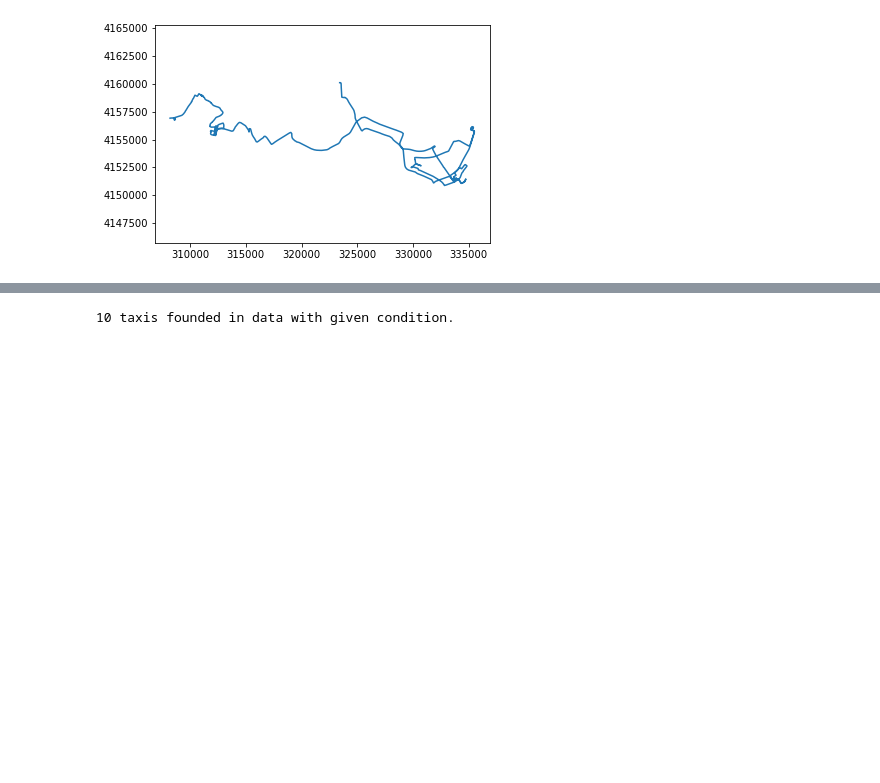
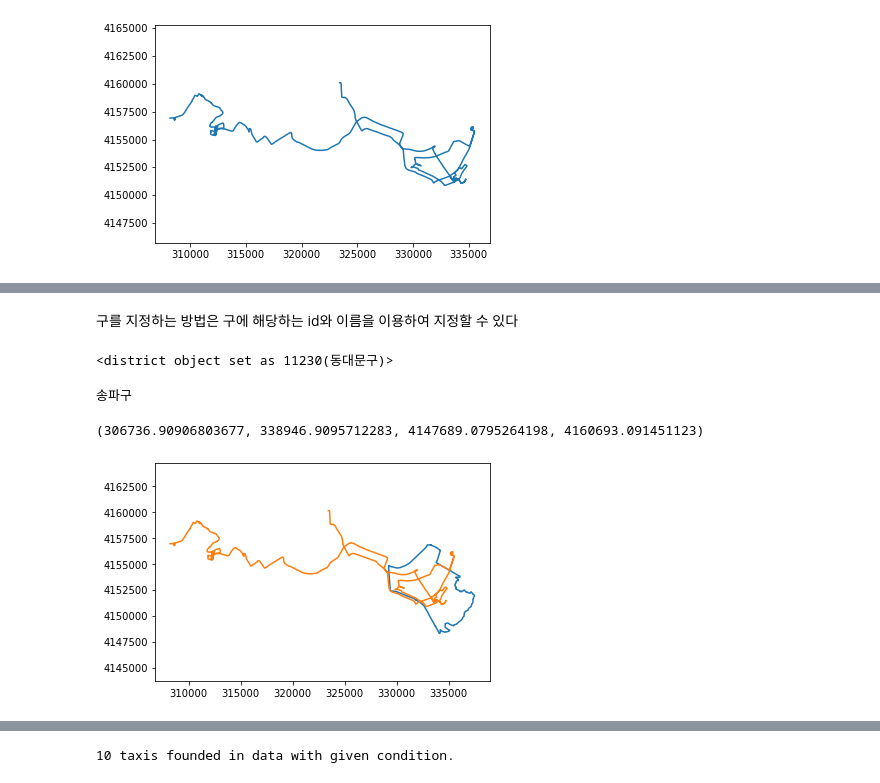
Before and after one commit to JungHoonJung/complecity, a Jupyter notebook: tutorial.ipynb, the cells around one changed output, grey strips where cells are left out. Drawn from its saved outputs; the diff is of its cells as text; code cells hidden in the pictures; blank space fills up the shorter version.

```diff
--- a/tutorial.ipynb
+++ b/tutorial.ipynb
@@ -34,0 +59,16 @@ plt.axis('equal')
+# %% [markdown]
+구를 지정하는 방법은 구에 해당하는 id와 이름을 이용하여 지정할 수 있다
+# %%
+td.district('동대문구')
+# %% [output]
+<district object set as 11230(동대문구)>
+# %%
+td.district[19]
+print(td.district.name)
+td.district.plot()
+plt.plot(*td_array_single.pos.T)
+plt.axis('equal')
+# %% [output]
+송파구
+(306736.90906803677, 338946.9095712283, 4147689.0795264198, 4160693.091451123)
+[figure, added]
```
Also changed, not shown: parts of 16 cells of this notebook, 7 other files.
